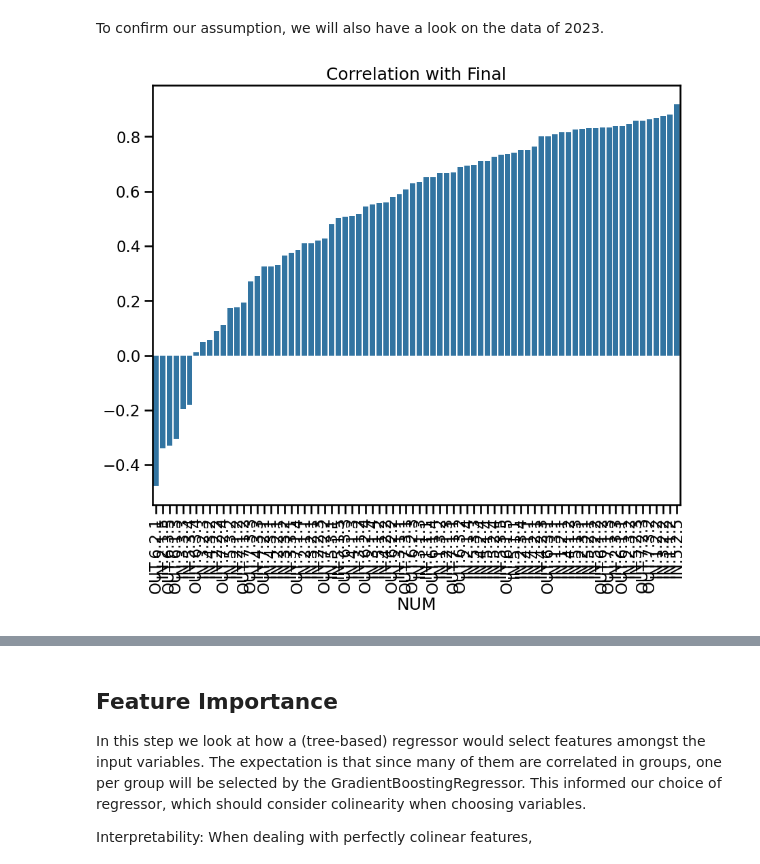
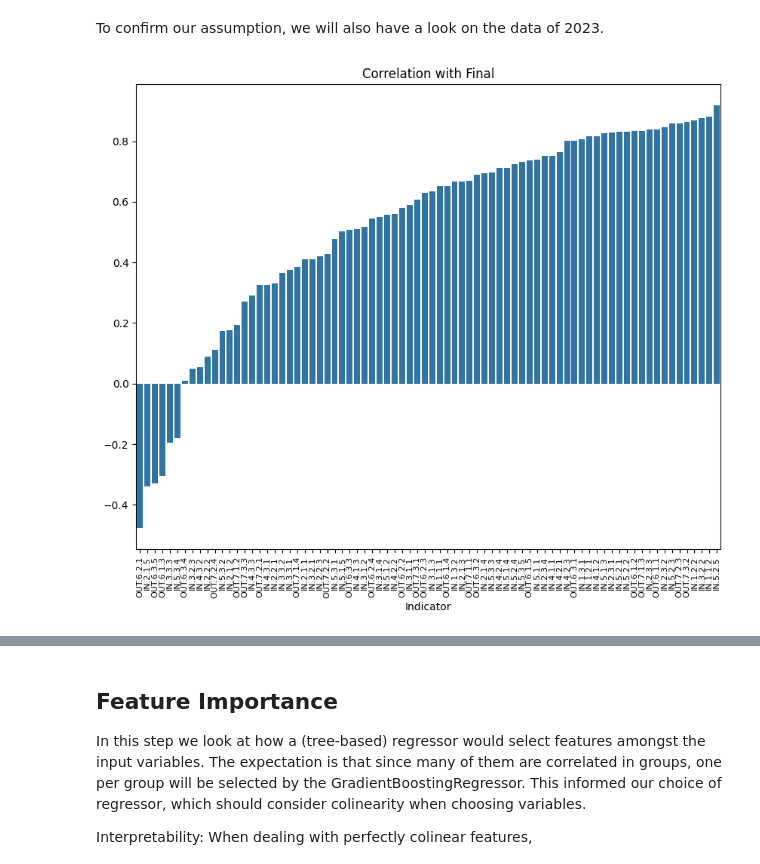
Before and after one commit to StefanHamm/DOPP_WS24, a Jupyter notebook: notebooks/Consolidated.ipynb, the cells around one changed output, grey strips where cells are left out. Cells and saved outputs as stored; diff of their text form; code cells hidden in the pictures.

```diff
--- a/notebooks/Consolidated.ipynb
+++ b/notebooks/Consolidated.ipynb
@@ -135,11 +106,9 @@ Get all the scores in a nice format
 def get_nice_table(gii_data_eu):
     gii_data_eu["NUM"] = gii_data_eu["NUM"].fillna("Final")
     df_scores = gii_data_eu.pivot_table(index='ECONOMY_NAME', columns='NUM', values='SCORE')
-    df_scores.head()
     return gii_data_eu, df_scores
 
 gii_data_eu_2024, df_scores_2024 = get_nice_table(gii_data_eu_2024)
-#df_scores.head()
 # %% [markdown]
 Next, we will have a look on NaN values.
 # %%
@@ -171,7 +138,6 @@ def get_raw_data_index_structure(in_df:pd.DataFrame):
     indicators = gii_index_structure[gii_index_structure["LEVEL"] == "Indicator"].index.tolist()
 
     df_scores_raw = df_scores_2024[indicators]
-    df_scores_raw.head()
     return df_scores_raw, gii_index_structure
 
 df_scores_raw_2024, gii_index_structure_2024 = get_raw_data_index_structure(dfs)
@@ -337,7 +300,7 @@ def get_correlation_final(df_scores_raw, df_scores, gii_index_structure):
     plt.title("Correlation with Final")
     plt.xlabel("Indicator")
     plt.show()
-    corr_top10 = abs(corr_with_final).sort_values(ascending=False).iloc[1:11]
+    corr_top10 = abs(corr_with_final).sort_values(ascending=False).iloc[0:10]
 
     corr_top10_info = gii_index_structure.loc[corr_top10.index.to_list()][["NAME", "DESCRIPTION"]]
     corr_top10_info["corr_w_final"] = corr_top10
@@ -366,20 +329,17 @@ To confirm our assumption, we will also have a look on the data of 2023.
 # %%
 gii_data_eu_2023 = get_europe(GII_2023)
 
 gii_data_eu_2023, df_scores_2023 = get_nice_table(gii_data_eu_2023)
 df_scores_raw_2023, gii_index_structure_2023 = get_raw_data_index_structure(dfs)
 gii_index_structure_2023 = GII_2023["Index Structure"]
 gii_index_structure_2023 = gii_index_structure_2023.set_index("NUM")
 
 indicators_2023 = ['Final']
 indicators_2023.extend(gii_index_structure_2023[gii_index_structure_2023["LEVEL"] == "Indicator"].index.tolist())
 
 GII_2023_prepared = df_scores_2023[indicators_2023]
-#display(GII_2023_prepared)
-GII_2023_prepared.head()
-#get_corr_matrix(df_scores_raw)
 get_correlation_final(df_scores_raw_2023, df_scores_2023, gii_index_structure_2023)
 # %% [output]
-[figure, old version]
+[figure, new version]
 |  | NAME | DESCRIPTION | corr_w_final |
 | NUM |  |  |  |
```
Also changed, not shown: parts of 40 cells of this notebook.
